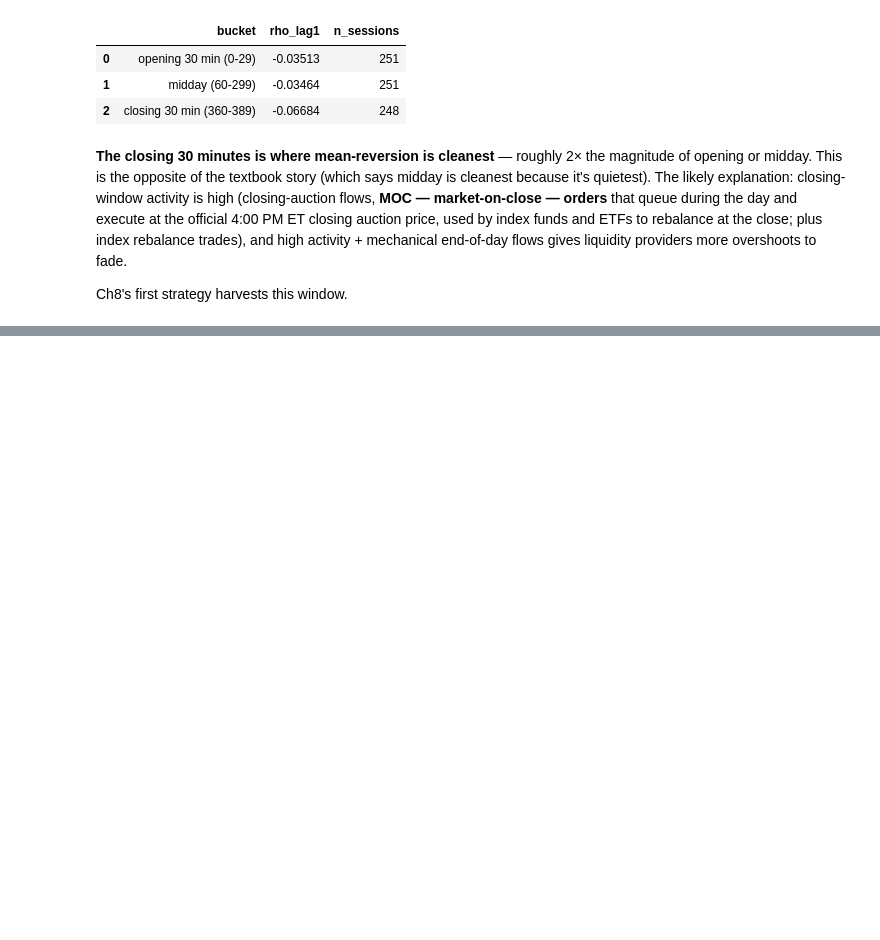
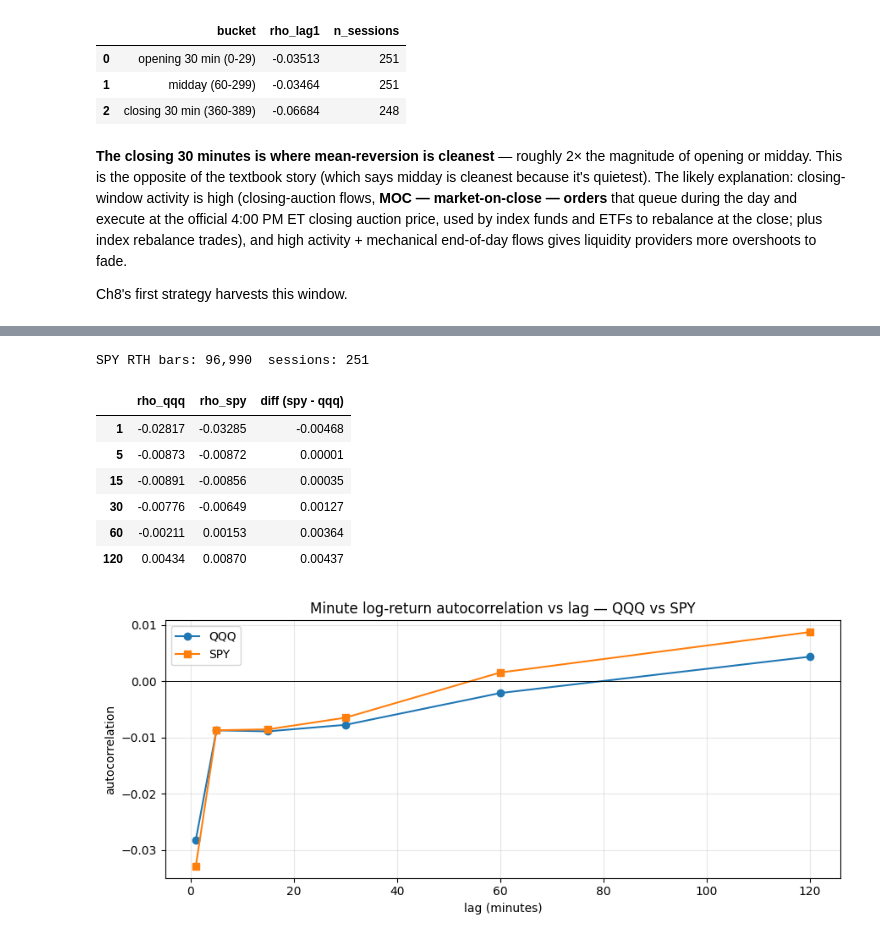
Before and after one commit to MichaelHelmers/quantitative-analysis, a Jupyter notebook: 07-strategy-taxonomy/lesson.ipynb, the cells around one changed output, grey strips where cells are left out. Saved outputs shown, nothing was run; the diff lists cells and outputs as text; code cells hidden in the pictures; blank space fills up the shorter version.

Commit message:
Add Chapter 7 worked exercise solutions

```diff
--- a/07-strategy-taxonomy/lesson.ipynb
+++ b/07-strategy-taxonomy/lesson.ipynb
@@ -182,0 +226,49 @@ See the README for full prompts. Four exercises:
+# %%
+# Exercise 1: SPY lag-k autocorrelation comparison vs QQQ.
+# Load SPY's minute parquet from the Ch6 cache, run the *same* RTH filter
+# and within-session lag-k autocorrelation routine we used on QQQ, and
+# plot both curves on the same axes.
+
+spy = pd.read_parquet(CH6_CACHE / "spy_1min.parquet")
+# UTC -> ET so session boundaries match QQQ's index alignment.
+spy.index = pd.to_datetime(spy.index, utc=True).tz_convert("America/New_York")
+spy["minute_of_day"] = spy.index.hour * 60 + spy.index.minute
+# Same RTH window: 09:30 inclusive to 16:00 exclusive.
+spy_rth = spy[(spy["minute_of_day"] >= RTH_OPEN) & (spy["minute_of_day"] < RTH_CLOSE)].copy()
+spy_rth["session_date"] = spy_rth.index.normalize()
+spy_rth["log_ret"] = np.log(spy_rth["close"] / spy_rth["close"].shift(1))
+# Null the first bar of each session — overnight gap, not an intraday return.
+sf_spy = spy_rth.groupby("session_date").head(1).index
+spy_rth.loc[sf_spy, "log_ret"] = np.nan
+
+spy_grouped = list(spy_rth.groupby("session_date")["log_ret"])
+# Reuse the §6 autocorr_within_session helper on the SPY groups.
+auto_spy = {k: autocorr_within_session(spy_grouped, k)[0] for k in LAGS}
+
+# Side-by-side table.
+compare = pd.DataFrame({"rho_qqq": auto_all, "rho_spy": auto_spy})
+compare["diff (spy - qqq)"] = compare["rho_spy"] - compare["rho_qqq"]
+print(f"SPY RTH bars: {len(spy_rth):,}  sessions: {spy_rth['session_date'].nunique()}")
+display(compare.round(5))
+
+fig, ax = plt.subplots(figsize=(9, 4))
+ax.plot(list(auto_all.keys()), list(auto_all.values()), marker="o", label="QQQ")
+ax.plot(list(auto_spy.keys()), list(auto_spy.values()), marker="s", label="SPY")
+ax.axhline(0, color="black", lw=0.7)
+ax.set_xlabel("lag (minutes)")
+ax.set_ylabel("autocorrelation")
+ax.set_title("Minute log-return autocorrelation vs lag — QQQ vs SPY")
+ax.legend()
+ax.grid(alpha=0.3)
+plt.tight_layout()
+plt.show()
+# %% [output]
+SPY RTH bars: 96,990  sessions: 251
+|  | rho_qqq | rho_spy | diff (spy - qqq) |
+| 1 | -0.02817 | -0.03285 | -0.00468 |
+| 5 | -0.00873 | -0.00872 | 0.00001 |
+| 15 | -0.00891 | -0.00856 | 0.00035 |
+| 30 | -0.00776 | -0.00649 | 0.00127 |
+| 60 | -0.00211 | 0.00153 | 0.00364 |
+| 120 | 0.00434 | 0.00870 | 0.00437 |
+[figure, added]
```
Also changed, not shown: parts of 9 cells of this notebook, 1 other file.
